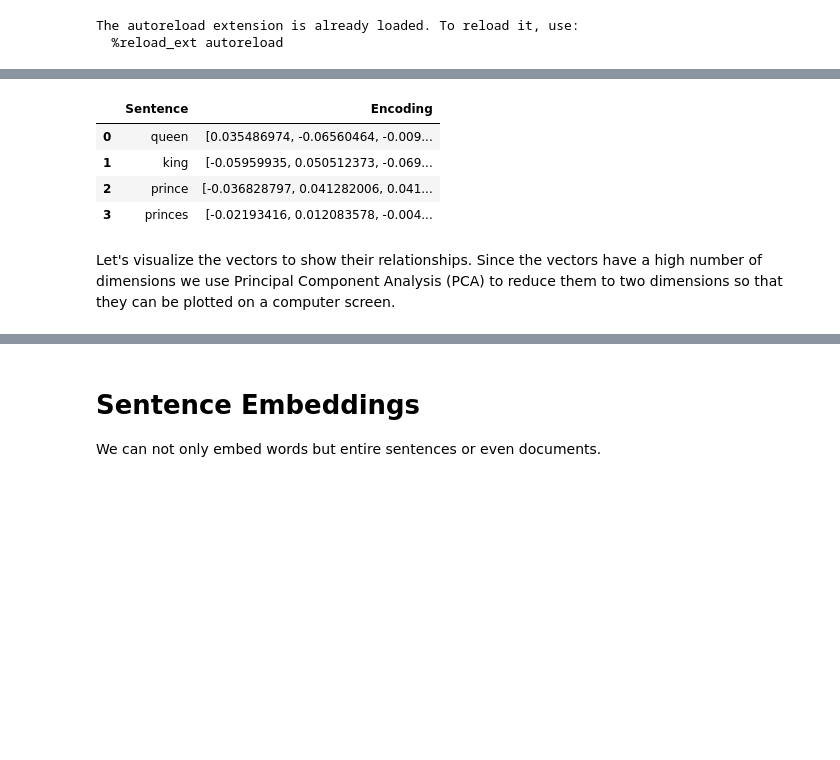
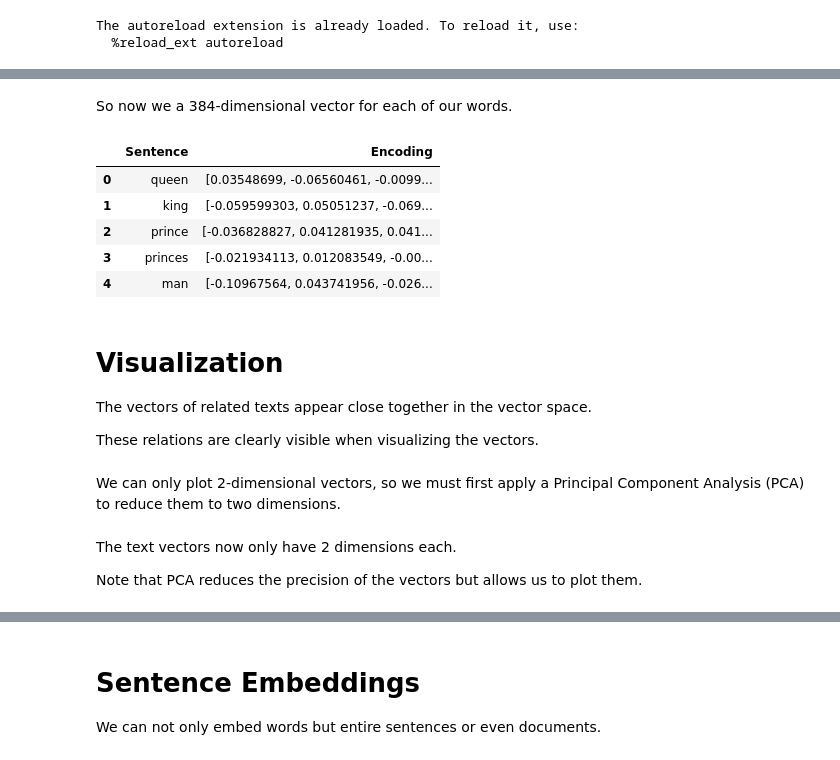
Before and after one commit to georgms/vector-intro, a Jupyter notebook: vector-intro.ipynb, the cells around one changed output, grey strips where cells are left out. Cells and saved outputs as stored; diff of their text form; code cells hidden in the pictures; blank space fills up the shorter version.

```diff
--- a/vector-intro.ipynb
+++ b/vector-intro.ipynb
@@ -56,12 +103,24 @@ Each word is transformed into a multidimensional array. All vectors share the sa
+# %% [markdown]
+So now we a 384-dimensional vector for each of our words.
 # %%
-import pandas as pd
-
-pd.DataFrame({"Sentence": words, "Encoding": list(embed(words))}).head(4)
+pd.DataFrame(
+    {
+        "Sentence": words[0:5],
+        "Encoding": list(embed(words[0:5])),
+    }
+)
 # %% [output]
 |  | Sentence | Encoding |
-| 0 | queen | [0.035486974, -0.06560464, -0.009... |
-| 1 | king | [-0.05959935, 0.050512373, -0.069... |
-| 2 | prince | [-0.036828797, 0.041282006, 0.041... |
-| 3 | princes | [-0.02193416, 0.012083578, -0.004... |
+| 0 | queen | [0.03548699, -0.06560461, -0.0099... |
+| 1 | king | [-0.059599303, 0.05051237, -0.069... |
+| 2 | prince | [-0.036828827, 0.041281935, 0.041... |
+| 3 | princes | [-0.021934113, 0.012083549, -0.00... |
+| 4 | man | [-0.10967564, 0.043741956, -0.026... |
-# %% [markdown]
-Let's visualize the vectors to show their relationships. Since the vectors have a high number of dimensions we use Principal Component Analysis (PCA) to reduce them to two dimensions so that they can be plotted on a computer screen.
+# %% [markdown]
+# Visualization
+
+The vectors of related texts appear close together in the vector space.
+
+These relations are clearly visible when visualizing the vectors.
+# %% [markdown]
+We can only plot 2-dimensional vectors, so we must first apply a Principal Component Analysis (PCA) to reduce them to two dimensions.
@@ -67,0 +130,4 @@ Let's visualize the vectors to show their relationships. Since the vectors have
+# %% [markdown]
+The text vectors now only have 2 dimensions each.
+
+Note that PCA reduces the precision of the vectors but allows us to plot them.
```
Also changed, not shown: parts of 28 cells of this notebook, 1 other file.
